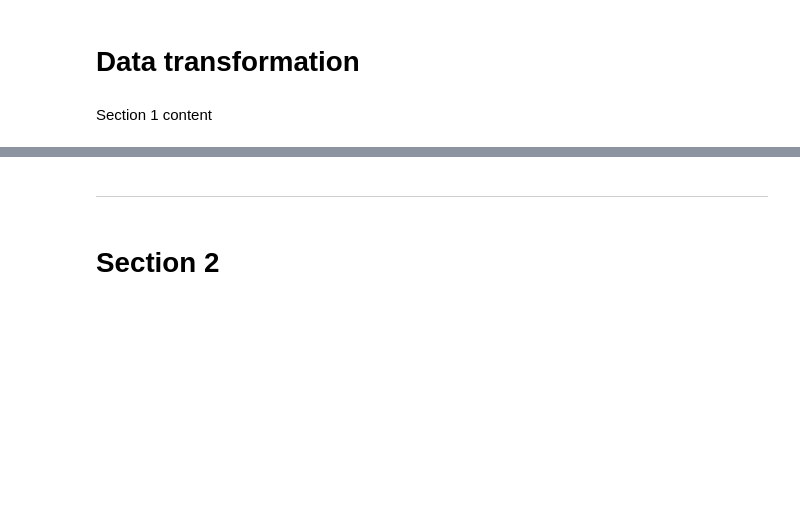
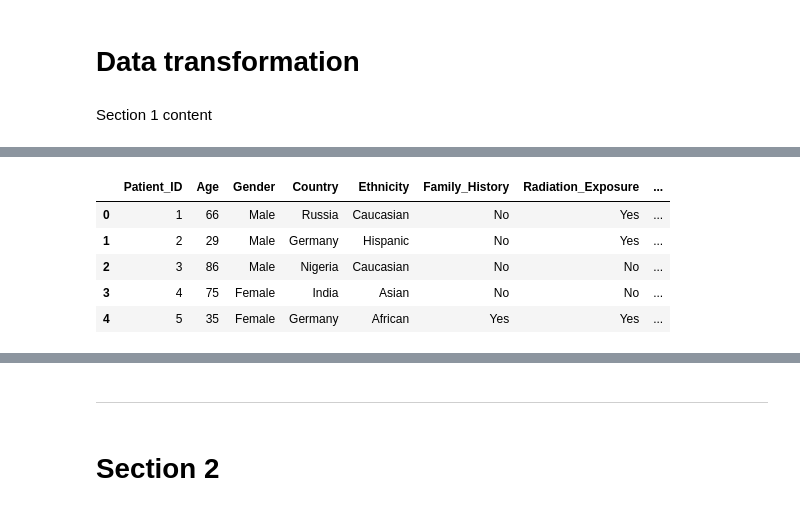
Before and after one commit to kenanwright1988/Thyroid-Risk-Analysis, a Jupyter notebook: jupyter_notebooks/Notebook_Template.ipynb, the cells around one changed output, grey strips where cells are left out. Cells and saved outputs as stored; diff of their text form; code cells hidden in the pictures; blank space fills up the shorter version.

```diff
--- a/jupyter_notebooks/Notebook_Template.ipynb
+++ b/jupyter_notebooks/Notebook_Template.ipynb
@@ -61,0 +88,10 @@ ModuleNotFoundError: No module named 'pandas'
+# %%
+# Reviewing top 5 entries in dataset to get a general overview of the dataset with .head() method
+df.head()
+# %% [output]
+|  | Patient_ID | Age | Gender | Country | Ethnicity | Family_History | Radiation_Exposure | ... |
+| 0 | 1 | 66 | Male | Russia | Caucasian | No | Yes | ... |
+| 1 | 2 | 29 | Male | Germany | Hispanic | No | Yes | ... |
+| 2 | 3 | 86 | Male | Nigeria | Caucasian | No | No | ... |
+| 3 | 4 | 75 | Female | India | Asian | No | No | ... |
+| 4 | 5 | 35 | Female | Germany | African | Yes | Yes | ... |
```
Also changed, not shown: parts of 13 cells of this notebook.
